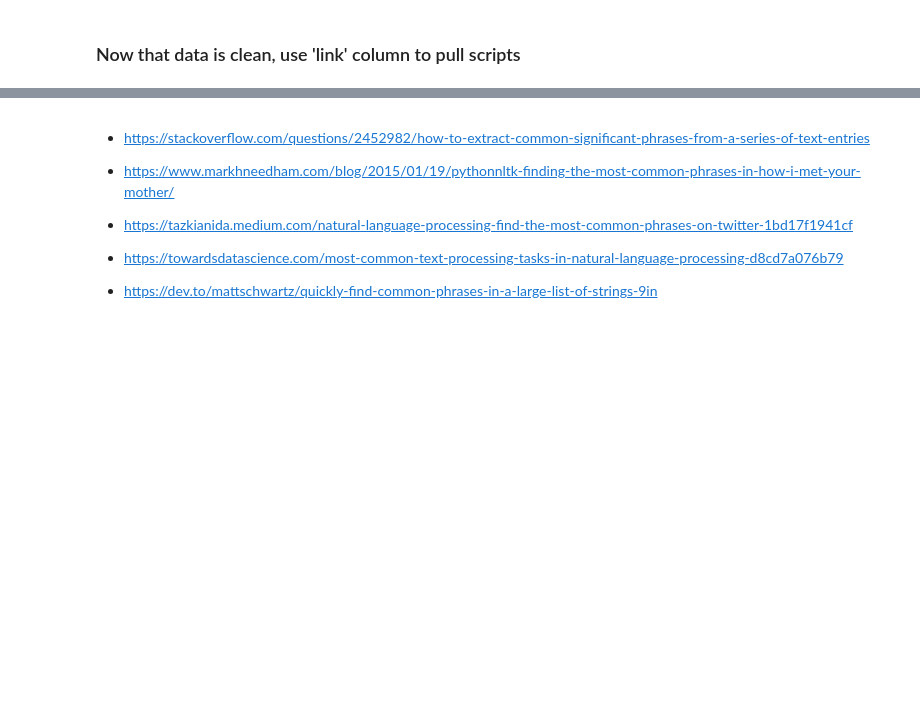
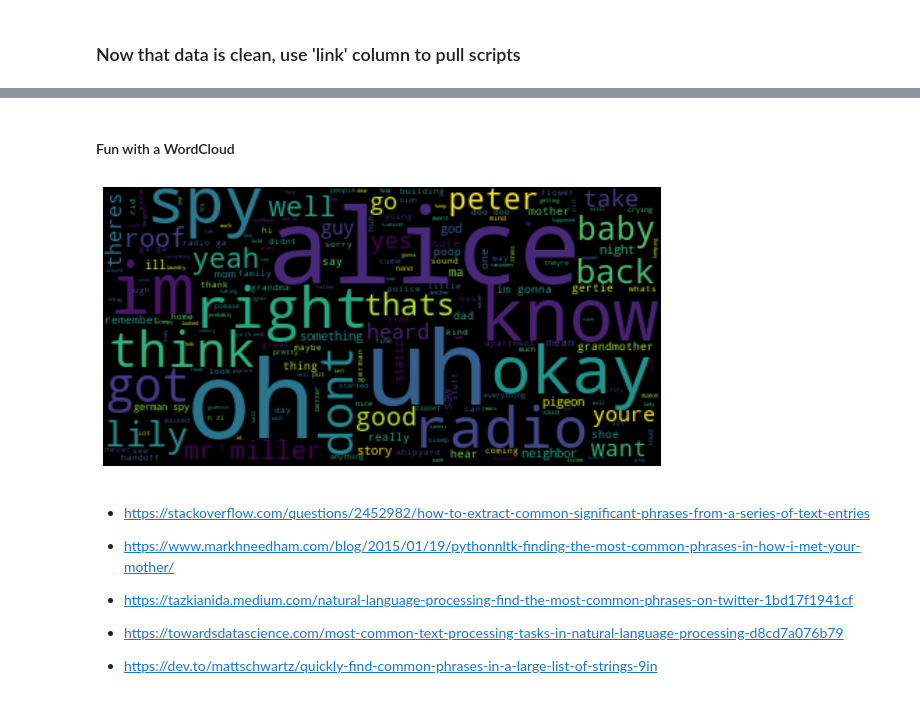
Before and after one commit to cassnutt/BobsBurgersNLP, a Jupyter notebook: Bobs_Burgers_NLP.ipynb, the cells around one changed output, grey strips where cells are left out. Drawn from its saved outputs; the diff is of its cells as text; code cells hidden in the pictures; blank space fills up the shorter version.

Commit message:
fun with wordcloud

```diff
--- a/Bobs_Burgers_NLP.ipynb
+++ b/Bobs_Burgers_NLP.ipynb
@@ -272,0 +273,2 @@ frequency_distribution.plot(20);
+# %% [markdown]
+#### Fun with a WordCloud
@@ -273,3 +278,16 @@ frequency_distribution.plot(20);
+# %%
+text = df.script[2]
+
+# Create and generate a word cloud image:
+wordcloud = WordCloud().generate(text)
+
+# Display the generated image:
+plt.figure(figsize= (10,15))
+plt.imshow(wordcloud, interpolation='bilinear')
+plt.axis("off")
+plt.show()
+# %% [output]
+[figure, added]
 # %% [markdown]
 - https://stackoverflow.com/questions/2452982/how-to-extract-common-significant-phrases-from-a-series-of-text-entries
 
```
Also changed, not shown: parts of 43 cells of this notebook.
